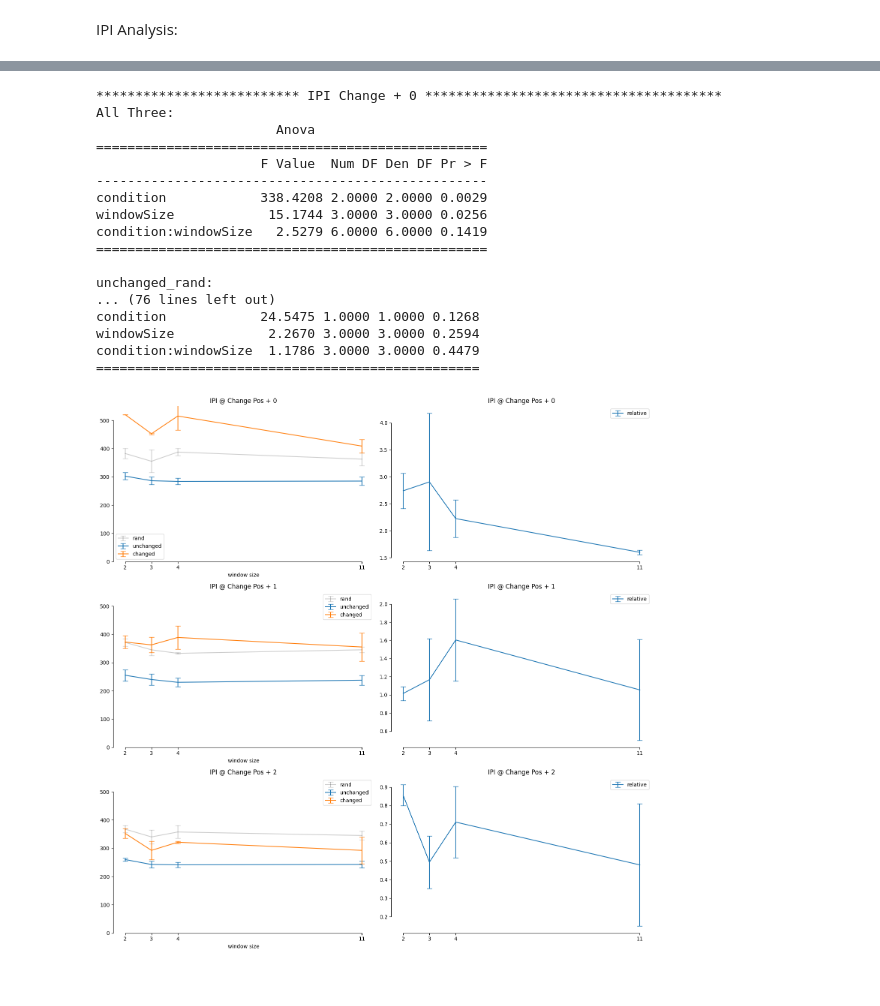
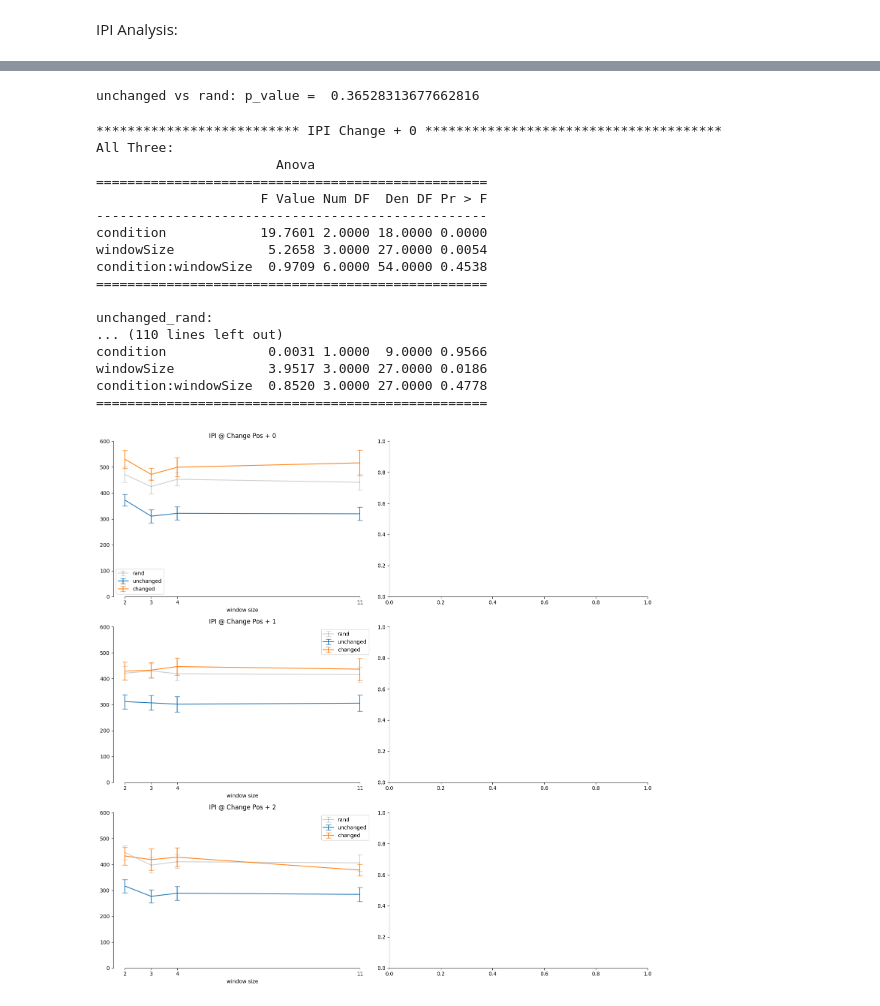
Before and after one commit to manazerzadeh/Sequence-Interference, a Jupyter notebook: DataAnalysis.ipynb, the cells around one changed output, grey strips where cells are left out. Cells and saved outputs as stored; diff of their text form; code cells hidden in the pictures.

```diff
--- a/DataAnalysis.ipynb
+++ b/DataAnalysis.ipynb
@@ -102,7 +100,7 @@ subjs['is_digit_changed'] = subjs.apply(utils.is_digit_changed, axis = 1)
 # %%
 cmap = cm.Pastel1
 
-markers = ['o', 's', '^', 'D', 'v', '>', '<', 'p', 'h', 'x', '_']
+markers = ['o', 's', '^', 'D', 'v', '>', '<', 'p', 'h', 'x', '_', '|', '+']
 
 induction_blocks = subjs[subjs['BN'] <= num_pre_train_blocks+num_train_blocks+num_post_test_blocks]
 
@@ -194,7 +274,7 @@ TtestResult(statistic=3.4726740153158846, pvalue=0.04026825662822943, df=3)
 cmap = cm.Pastel1
 test_blocks = subjs[subjs['BN'].isin(range(1,29))]
 
-markers = ['o', 's', '^', 'D', 'v', '>', '<', 'p', 'h', 'x', '_']
+markers = ['o', 's', '^', 'D', 'v', '>', '<', 'p', 'h', 'x', '_', '|', '+']
 
 
 test_blocks = utils.remove_error_trials(test_blocks)
@@ -420,16 +601,16 @@ for _ ,((flag_trained, flag_rand, flag_change), data) in enumerate(subjs_presses
                 proportions = data['IPI_Number'].value_counts(sort=False)
                 proportions = proportions.reindex(['IPI'+ str(_) for _ in range(0, seq_length)], fill_value = 0)
                 proportions /= sum(proportions)
-                plt.plot(proportions.index.values, proportions, color = 'red', label = 'unchanged', marker = 'o', alpha = 0.2)
+                plt.plot(proportions.index.values, proportions, color = 'red', label = 'Trained Unchanged', marker = 'o', alpha = 0.2)
 
         if (flag_rand):
                 print(f"rand: {len(data)}")
                 proportions = data['IPI_Number'].value_counts(sort=False)
                 proportions = proportions.reindex(['IPI'+ str(_) for _ in range(0, seq_length)], fill_value = 0)
                 proportions /= sum(proportions)
-                plt.plot(proportions.index.values, proportions, color = 'black', label = 'rand', marker = 'o', alpha = 0.2)
+                plt.plot(proportions.index.values, proportions, color = 'black', label = 'Random', marker = 'o', alpha = 0.2)
 
-plt.axhline(y = 0.1, color = 'black', linestyle = '--', alpha = 0.1)
+plt.axhline(y = 1/11, color = 'black', linestyle = '--', alpha = 0.1)
 
 plt.legend()
 plt.show()
@@ -1007,3 +2122,14 @@ condition:windowSize   2.3097 3.0000 3.0000 0.2548
+# %%
+combined_data = pd.concat([pd.read_csv(utils.path_misc + 'benefit_SDI1.csv'),
+          pd.read_csv(utils.path_misc + 'benefit.csv')])
+# %%
+ttest, p_value = stats.ttest_rel(
+    combined_data[combined_data['condition'] == 'unchanged']['benefit'],
+    combined_data[combined_data['condition'] == 'rand']['benefit']
+)
+print("unchanged vs rand: p_value = ",  p_value)
+# %% [output]
+unchanged vs rand: p_value =  0.36528313677662816
 # %%
 lookahead_window = 3
 
@@ -1065,57 +2191,69 @@ for lookahead in range(lookahead_window):
         axs[lookahead, 0].set_xlabel('window size')
         axs[lookahead, 0].set_xticks(data_agged['windowSize'])
         axs[lookahead, 0].legend()
-        axs[lookahead, 0].set_ylim([0, 550])
+        axs[lookahead, 0].set_ylim([0, 600])
 
         # Combine all data into a single DataFrame
     combined_data = pd.concat([finger_aggs['changed'].assign(condition='changed'),
                             finger_aggs['unchanged'].assign(condition='unchanged'),
                             finger_aggs['rand'].assign(condition='rand')])
 
+
+
     print(f"************************** IPI Change + {lookahead} **************************************")
 
     print("All Three: \n", AnovaRM(data=combined_data, depvar='IPI_Value', subject='SubNum', within=['condition', 'windowSize']).fit())
     print("unchanged_rand: \n", AnovaRM(data=combined_data[combined_data['condition'].isin(['unchanged', 'rand'])], depvar='IPI_Value', subject='SubNum', within=['condition', 'windowSize']).fit())
     print("changed_unchanged: \n", AnovaRM(data=combined_data[combined_data['condition'].isin(['unchanged', 'changed'])], depvar='IPI_Value', subject='SubNum', within=['condition', 'windowSize']).fit())
+    print("changed_rand: \n", AnovaRM(data=combined_data[combined_data['condition'].isin(['rand', 'changed'])], depvar='IPI_Value', subject='SubNum', within=['condition', 'windowSize']).fit())
+
+
+    if (lookahead == 0):
+        for window in windowSizes:
+            ttest_changed_vs_rand = stats.ttest_rel(
+                finger_aggs['changed'][finger_aggs['changed']['windowSize'] == window]['IPI_Value'],
+                finger_aggs['rand'][finger_aggs['rand']['windowSize'] == window]['IPI_Value']
+            )
+            print(f"changed vs rand: window {window} : {ttest_changed_vs_rand}")
 
 
 
-    merged_df = finger_aggs['changed'].merge(finger_aggs['unchanged'], on = ['SubNum', 'windowSize'], suffixes=('_changed', '_unchanged'))
-    merged_df = merged_df.merge(finger_aggs['rand'], on = ['SubNum', 'windowSize'])
-    merged_df = merged_df.rename(columns={'IPI_Value': 'IPI_Value_rand'})
-    merged_df['rel'] = (merged_df['IPI_Value_changed'] - merged_df['IPI_Value_unchanged'])/(merged_df['IPI_Value_rand'] - merged_df['IPI_Value_unchanged'])
+    # merged_df = finger_aggs['changed'].merge(finger_aggs['unchanged'], on = ['SubNum', 'windowSize'], suffixes=('_changed', '_unchanged'))
+    # merged_df = merged_df.merge(finger_aggs['rand'], on = ['SubNum', 'windowSize'])
+    # merged_df = merged_df.rename(columns={'IPI_Value': 'IPI_Value_rand'})
+    # merged_df['rel'] = (merged_df['IPI_Value_changed'] - merged_df['IPI_Value_unchanged'])/(merged_df['IPI_Value_rand'] - merged_df['IPI_Value_unchanged'])
 
-    data_agged = merged_df.groupby('windowSize').agg({
-            'rel': ['mean', 'sem']
-        }).reset_index()
+    # data_agged = merged_df.groupby('windowSize').agg({
+    #         'rel': ['mean', 'sem']
+    #     }).reset_index()
 
-    axs[lookahead, 1].errorbar(data_agged['windowSize'], data_agged['rel']['mean'], yerr = data_agged['rel']['sem'], label = 'relative', capsize=5)
-    axs[lookahead, 1].set_title(f'IPI @ Change Pos + {lookahead}')
-    axs[lookahead, 1].set_xticks(data_agged['windowSize'])
-    axs[lookahead, 1].legend()
+    # axs[lookahead, 1].errorbar(data_agged['windowSize'], data_agged['rel']['mean'], yerr = data_agged['rel']['sem'], label = 'relative', capsize=5)
+    # axs[lookahead, 1].set_title(f'IPI @ Change Pos + {lookahead}')
+    # axs[lookahead, 1].set_xticks(data_agged['windowSize'])
+    # axs[lookahead, 1].legend()
 
 
 
 sns.despine(fig, trim = True)
 fig.tight_layout()
 # plt.savefig(path_figs + "change_after_window_IPI.pdf", format = 'pdf')
 plt.show()
 # %% [output]
 ************************** IPI Change + 0 **************************************
 All Three:
                        Anova
 ==================================================
-                     F Value  Num DF Den DF Pr > F
+                     F Value Num DF  Den DF Pr > F
 --------------------------------------------------
-condition            338.4208 2.0000 2.0000 0.0029
-windowSize            15.1744 3.0000 3.0000 0.0256
-condition:windowSize   2.5279 6.0000 6.0000 0.1419
+condition            19.7601 2.0000 18.0000 0.0000
+windowSize            5.2658 3.0000 27.0000 0.0054
+condition:windowSize  0.9709 6.0000 54.0000 0.4538
 ==================================================
 
 unchanged_rand:
-... (76 lines left out)
-condition            24.5475 1.0000 1.0000 0.1268
-windowSize            2.2670 3.0000 3.0000 0.2594
-condition:windowSize  1.1786 3.0000 3.0000 0.4479
-=================================================
+... (110 lines left out)
+condition             0.0031 1.0000  9.0000 0.9566
+windowSize            3.9517 3.0000 27.0000 0.0186
+condition:windowSize  0.8520 3.0000 27.0000 0.4778
+==================================================
-[figure, old version]
+[figure, new version]
```
Also changed, not shown: parts of 41 cells of this notebook, 2 other files.
